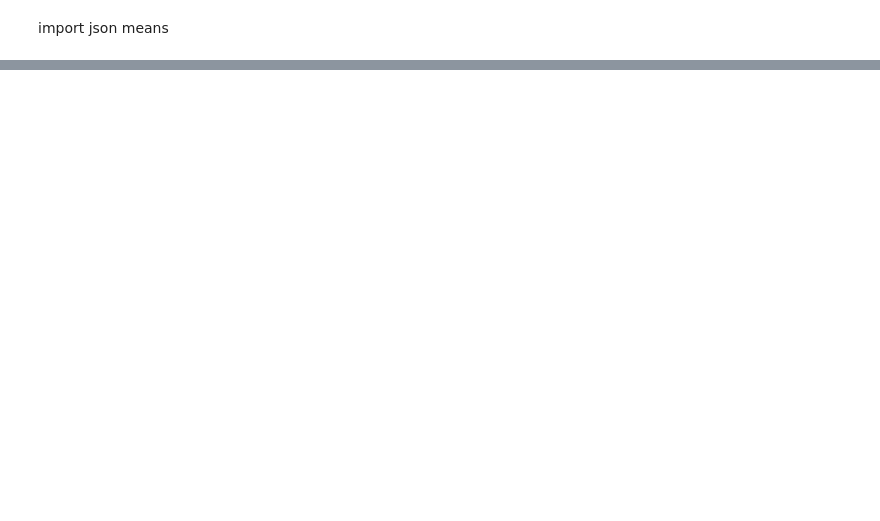
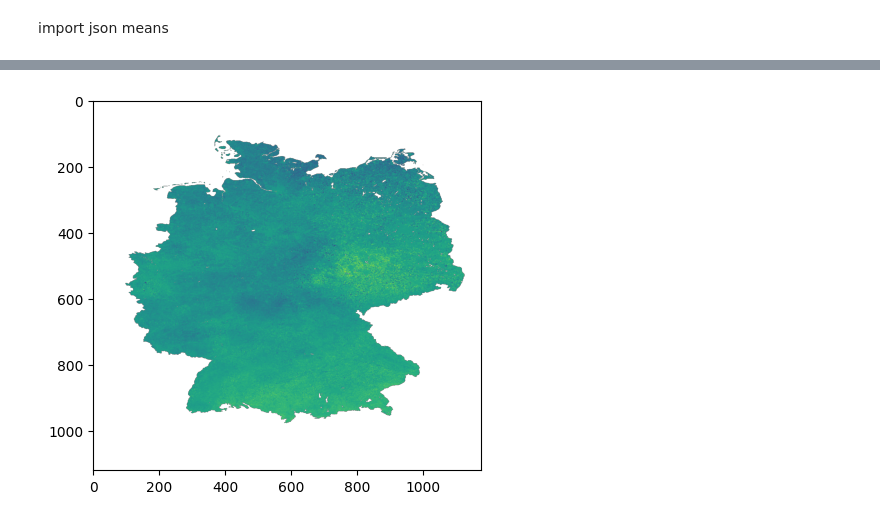
Before and after one commit to idkaybattl/Weltuntergang, a Jupyter notebook: GPP.ipynb, the cells around one changed output, grey strips where cells are left out. Drawn from its saved outputs; the diff is of its cells as text; code cells hidden in the pictures; blank space fills up the shorter version.

Commit message:
Differenzenkarten + Jährliche Karten

```diff
--- a/GPP.ipynb
+++ b/GPP.ipynb
@@ -205,0 +274,88 @@ plt.show()
+# %%
+def average_baseline(datacube):
+    intervals = [
+        ["2018-06-01", "2018-06-11"],
+        ["2019-06-01", "2019-06-11"],
+        ["2020-06-01", "2020-06-11"],
+    ]
+
+    baseline = datacube.aggregate_temporal(
+        intervals=intervals,
+        reducer="mean"
+    )
+
+    return baseline.reduce_dimension(
+        dimension="t",
+        reducer="mean"
+    )
+
+def download_and_read(datacube, filepath):
+    """Downloads a single-timestep cube to disk and reads it back as a
+    float array (nodata -> NaN), so we can work with real numbers
+    instead of the lazy process graph."""
+    datacube.download(filepath)
+    with rio.open(filepath) as src:
+        arr = src.read(1).astype(float)
+        nodata = src.nodata
+        if nodata is not None:
+            arr = np.where(arr == nodata, np.nan, arr)
+        profile = src.profile
+    return arr, profile
+
+def print_stats(label, arr):
+    valid = arr[~np.isnan(arr)]
+    if valid.size == 0:
+        print(f"{label}: EMPTY / all nodata! shape={arr.shape}")
+    else:
+        print(f"{label}: shape={arr.shape}, valid={valid.size}/{arr.size}, "
+              f"min={valid.min():.3f}, max={valid.max():.3f}, mean={valid.mean():.3f}")
+
+def download_difference(datacube, filepath, label):
+    baseline = average_baseline(datacube)
+    current = datacube.filter_temporal(
+        ["2025-06-01", "2025-06-11"]
+    ).reduce_dimension(
+        dimension="t",
+        reducer="mean"
+    )
+
+    os.makedirs('debug', exist_ok=True)
+    baseline_arr, baseline_profile = download_and_read(baseline, f"debug/{label}_baseline.tif")
+    current_arr, current_profile = download_and_read(current, f"debug/{label}_current.tif")
+
+    print_stats(f"{label} baseline", baseline_arr)
+    print_stats(f"{label} current", current_arr)
+
+    if baseline_arr.shape != current_arr.shape:
+        print(f"WARNUNG: {label} baseline {baseline_arr.shape} und current "
+              f"{current_arr.shape} haben unterschiedliche Shapes! Differenz wird trotzdem versucht.")
+
+    # difference computed client-side, not via openEO cube subtraction
+    difference_arr = current_arr - baseline_arr
+    print_stats(f"{label} difference", difference_arr)
+
+    os.makedirs(os.path.dirname(filepath), exist_ok=True)
+    out_profile = current_profile.copy()
+    out_profile.update(dtype="float32", nodata=np.nan, count=1)
+    with rio.open(filepath, "w", **out_profile) as dst:
+        dst.write(difference_arr.astype("float32"), 1)
+
+    return difference_arr
+
+
+os.makedirs('difference_maps', exist_ok=True)
+
+print('downloading gpp difference map')
+#gpp_difference_map = download_difference(gpp, 'difference_maps/gpp.tif', 'gpp')
+print('downloading swi difference map')
+#swi_difference_map = download_difference(swi, 'difference_maps/swi.tif', 'swi')
+print('downloading lst difference map')
+#lst_difference_map = download_difference(lst, 'difference_maps/lst.tif', 'lst')
+
+print('GPP Differenzenkarte')
+show(rio.open('difference_maps/gpp.tif').read())
+print('SWI Differenzenkarte')
+show(rio.open('difference_maps/swi.tif').read())
+print('LST Differenzenkarte')
+show(rio.open('difference_maps/lst.tif').read())
+# %% [output]
@@ -205,0 +366 @@ plt.show()
+[figure, added]
```
Also changed, not shown: parts of 15 cells of this notebook, 3 other files.
